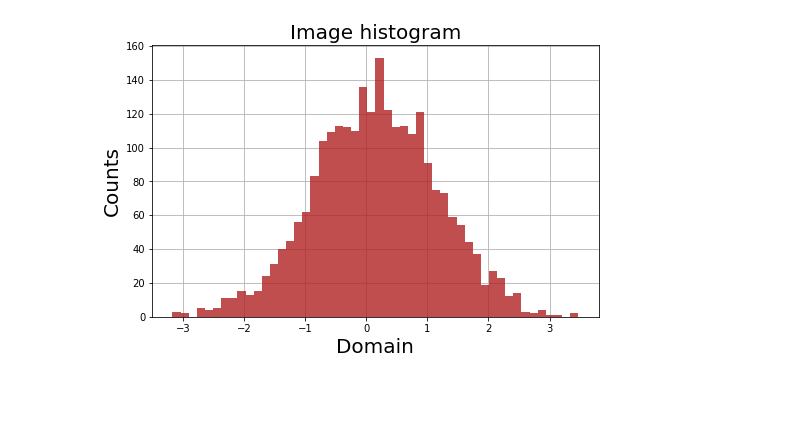
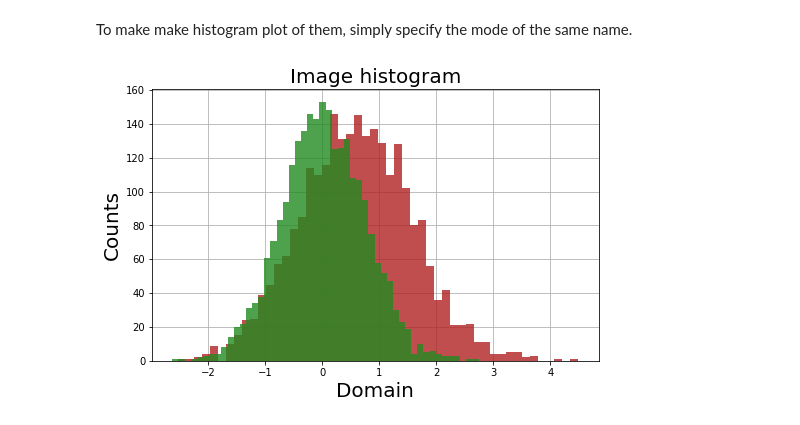
Before and after one commit to vodun/seismiqb, a Jupyter notebook: tutorials/plotters/03_hist.ipynb, the cells around one changed output. Saved outputs shown, nothing was run; the diff lists cells and outputs as text; code cells hidden in the pictures; blank space fills up the shorter version.

```diff
--- a/tutorials/plotters/03_hist.ipynb
+++ b/tutorials/plotters/03_hist.ipynb
@@ -20,13 +27,15 @@ plot_image([image_0, image_1], figsize=(16,8), cmap='twilight', interpolation='s
+# %% [markdown]
+To make make histogram plot of them, simply specify the mode of the same name.
 # %%
 figure_params = {'mode' : 'hist'}
 
 annotation_params = {
     'title_label' : 'Image histogram',
     'xlabel': 'Domain',
     'ylabel': 'Counts',
     'grid': True,
 }
 
-plot_image(image_0, **annotation_params, **figure_params)
+plot_image([image_0, image_1], **annotation_params, **figure_params)
 # %% [output]
-[figure, old version]
+[figure, new version]
```
Also changed, not shown: parts of 17 cells of this notebook, 4 other files.
